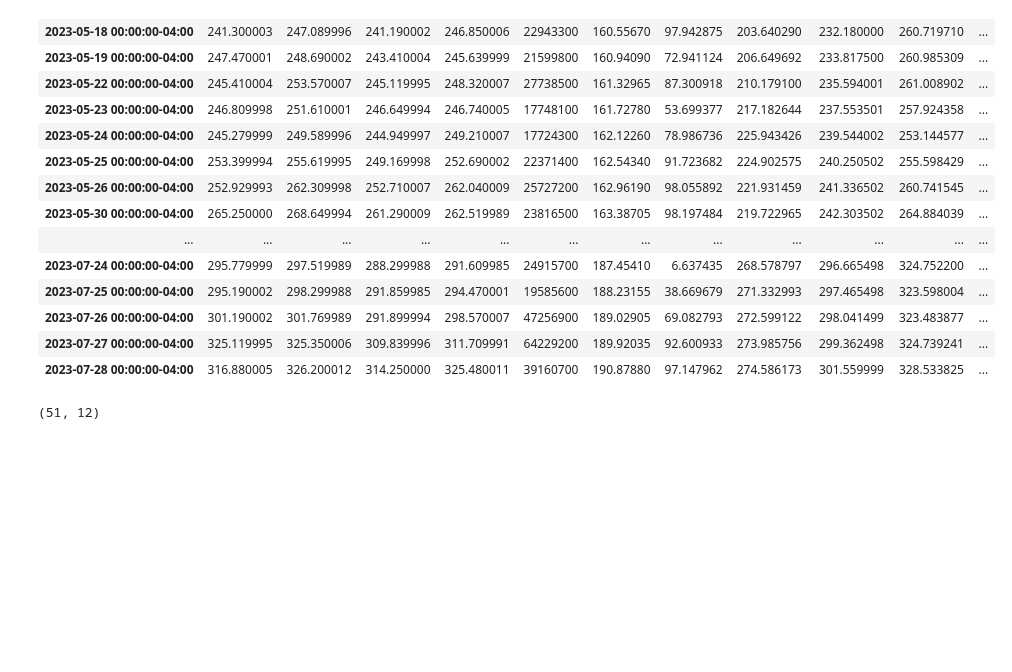
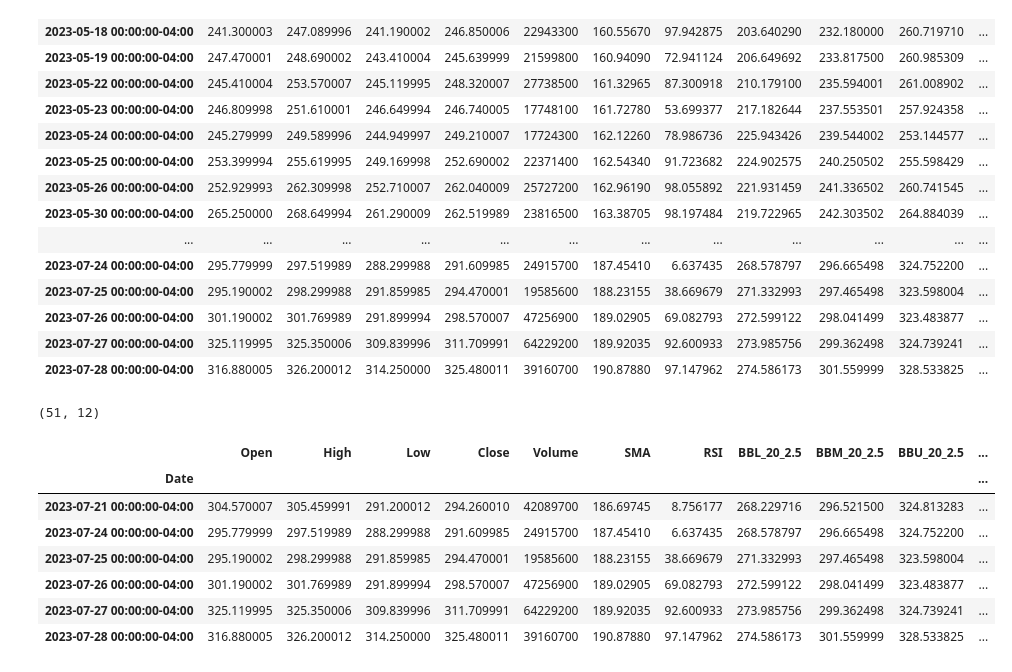
Before and after one commit to charliehou1920/Trading_Strategies, a Jupyter notebook: BollingerBand_Trade_Management.ipynb, the cells around one changed output. Saved outputs shown, nothing was run; the diff lists cells and outputs as text; code cells hidden in the pictures; blank space fills up the shorter version.

```diff
--- a/BollingerBand_Trade_Management.ipynb
+++ b/BollingerBand_Trade_Management.ipynb
@@ -74,0 +90,11 @@ def add_sma_signal(df, backcandles):
+# %%
+meta_df.tail(6)
+# %% [output]
+|  | Open | High | Low | Close | Volume | SMA | RSI | BBL_20_2.5 | BBM_20_2.5 | BBU_20_2.5 | ... |
+| Date |  |  |  |  |  |  |  |  |  |  | ... |
+| 2023-07-21 00:00:00-04:00 | 304.570007 | 305.459991 | 291.200012 | 294.260010 | 42089700 | 186.69745 | 8.756177 | 268.229716 | 296.521500 | 324.813283 | ... |
+| 2023-07-24 00:00:00-04:00 | 295.779999 | 297.519989 | 288.299988 | 291.609985 | 24915700 | 187.45410 | 6.637435 | 268.578797 | 296.665498 | 324.752200 | ... |
+| 2023-07-25 00:00:00-04:00 | 295.190002 | 298.299988 | 291.859985 | 294.470001 | 19585600 | 188.23155 | 38.669679 | 271.332993 | 297.465498 | 323.598004 | ... |
+| 2023-07-26 00:00:00-04:00 | 301.190002 | 301.769989 | 291.899994 | 298.570007 | 47256900 | 189.02905 | 69.082793 | 272.599122 | 298.041499 | 323.483877 | ... |
+| 2023-07-27 00:00:00-04:00 | 325.119995 | 325.350006 | 309.839996 | 311.709991 | 64229200 | 189.92035 | 92.600933 | 273.985756 | 299.362498 | 324.739241 | ... |
+| 2023-07-28 00:00:00-04:00 | 316.880005 | 326.200012 | 314.250000 | 325.480011 | 39160700 | 190.87880 | 97.147962 | 274.586173 | 301.559999 | 328.533825 | ... |
```
Also changed, not shown: parts of 2 cells of this notebook.
